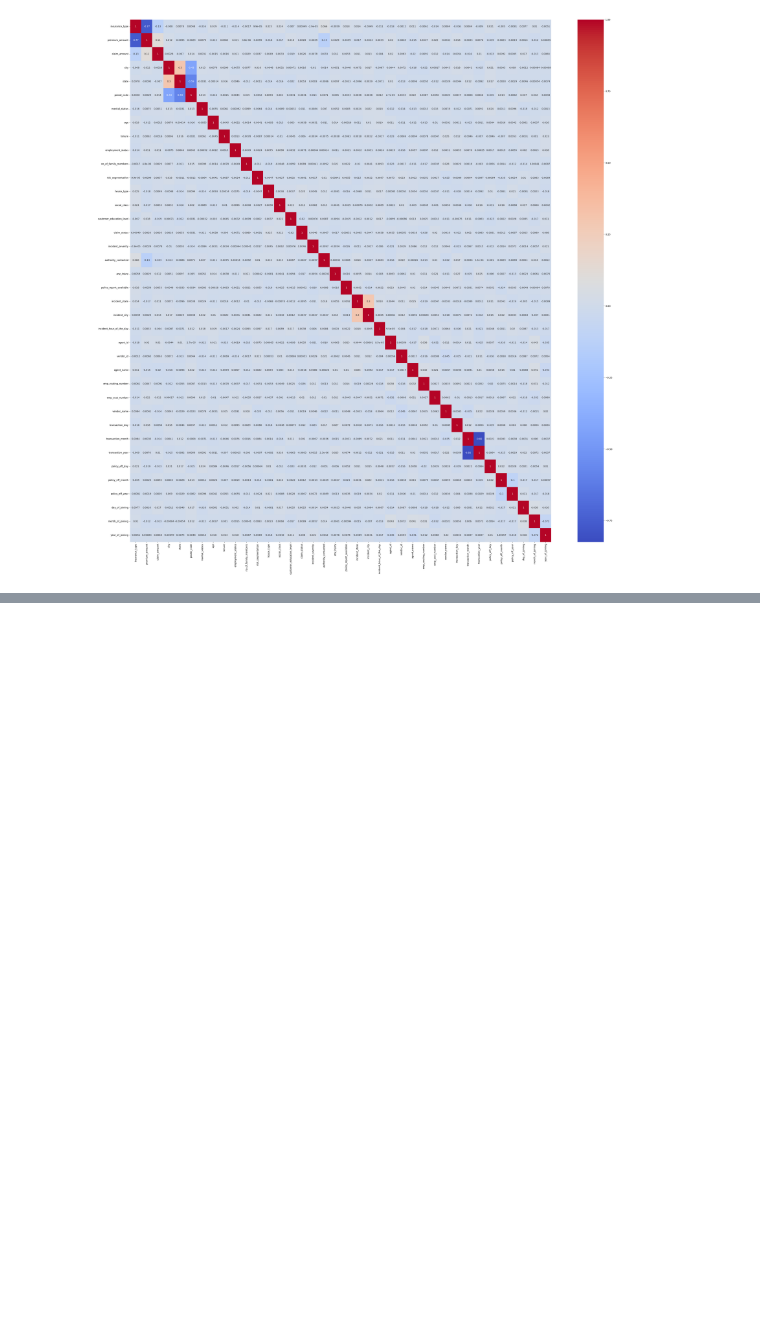
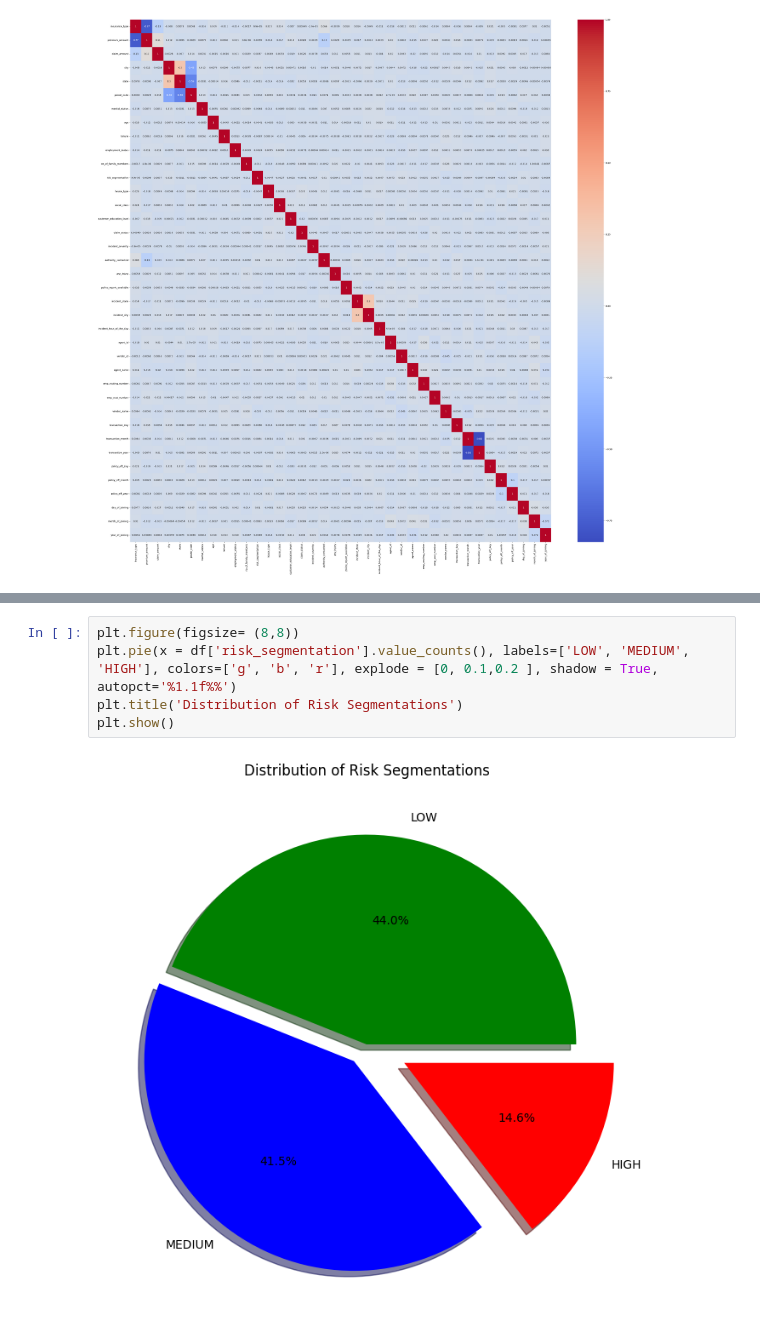
Before and after one commit to Prakash-Kani/Insurance-Claims-Fraud-Detection, a Jupyter notebook: modelling.ipynb, the cells around one changed output, grey strips where cells are left out. Drawn from its saved outputs; the diff is of its cells as text; blank space fills up the shorter version.

```diff
--- a/modelling.ipynb
+++ b/modelling.ipynb
@@ -285,0 +312,7 @@ plt.show()
+# %%
+plt.figure(figsize= (8,8))
+plt.pie(x = df['risk_segmentation'].value_counts(), labels=['LOW', 'MEDIUM', 'HIGH'], colors=['g', 'b', 'r'], explode = [0, 0.1,0.2 ], shadow = True, autopct='%1.1f%%')
+plt.title('Distribution of Risk Segmentations')
+plt.show()
+# %% [output]
+[figure, added]
```
Also changed, not shown: parts of 19 cells of this notebook.
